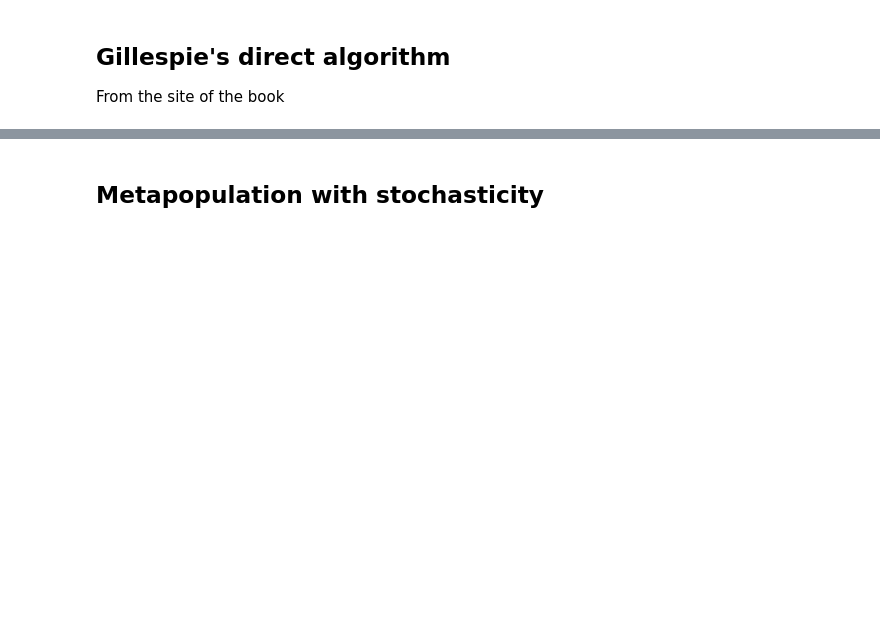
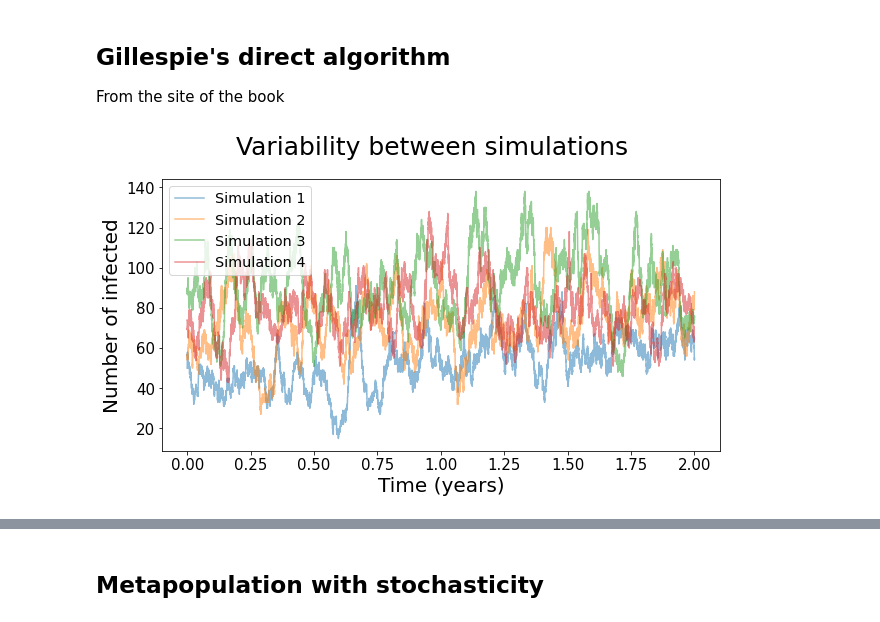
Before and after one commit to Florisdv5/Introcomp_assign2, a Jupyter notebook: Introcomp_assign2.ipynb, the cells around one changed output, grey strips where cells are left out. Saved outputs shown, nothing was run; the diff lists cells and outputs as text; code cells hidden in the pictures; blank space fills up the shorter version.

```diff
--- a/Introcomp_assign2.ipynb
+++ b/Introcomp_assign2.ipynb
@@ -109,45 +109,38 @@ def Stoch_Iteration(INPUT):
 
 beta=1.0
 gamma=1/7.0
 mu=1/70
 N0=500
 delta = 0.0625*mu*(beta/gamma -1)*math.sqrt(N0)
 ND=MaxTime=2*365.0
 Y0=pl.ceil(mu*N0/gamma)
 X0=pl.floor(gamma*N0/beta)
 Z0=N0-X0-Y0
 
 INPUT = np.array((X0,Y0,Z0))
 
 fig, (ax2) = plt.subplots(1, sharex=True, figsize = (10,5))
-# fig, (ax1, ax2, ax3) = plt.subplots(3, sharex=True)
 for i in range(4):
     [T,S,I,R]=Stoch_Iteration(INPUT)
 
     tT=np.array(T)[1:,]/365.
     tS=np.array(S)[1:,]
     tI=np.array(I)[1:,]
     tR=np.array(R)[1:,]
 
-#     ax1.plot(tT, tS, alpha=0.5, label=('Iteration %s' %(i+1)))
-#     ax1.set_ylabel("Susceptible", size = 15)
-    ax2.plot(tT, tI, alpha=0.5, label=('Iteration %s' %(i+1)))
-    ax2.set_ylabel("Infected", size = 15)
-#     ax3.plot(tT, tR, alpha=0.5, label=('Iteration %s' %(i+1)))
-#     ax3.set_ylabel("Recovered", size = 15)
+    ax2.plot(tT, tI, alpha=0.5, label=('Simulation %s' %(i+1)))
+    ax2.set_ylabel("Number of infected", size = 20)
 
 plt.legend(loc = "upper left", fontsize = "x-large")
 for tick in ax2.xaxis.get_major_ticks():
     tick.label.set_fontsize(15)
-# for tick in ax1.yaxis.get_major_ticks():
-#     tick.label.set_fontsize(15)
 for tick in ax2.yaxis.get_major_ticks():
     tick.label.set_fontsize(15)
-# for tick in ax3.yaxis.get_major_ticks():
-#     tick.label.set_fontsize(15)
-fig.suptitle('The variability between \n different iterations ', size = 25, y = 1.06)
+fig.suptitle('Variability between simulations', size = 25, y = 1)
 plt.xlabel ('Time (years)', size = 20)
 plt.show()
+# %% [output]
+[figure, added]
 # %%
 ## Extinctions for different population size ##
 
```
Also changed, not shown: parts of 11 cells of this notebook.
